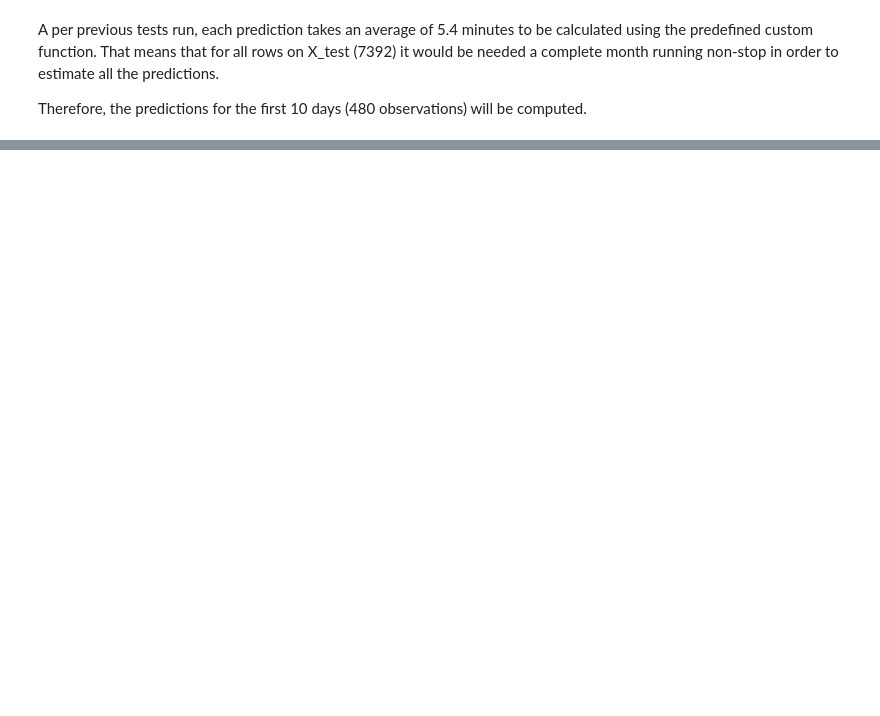
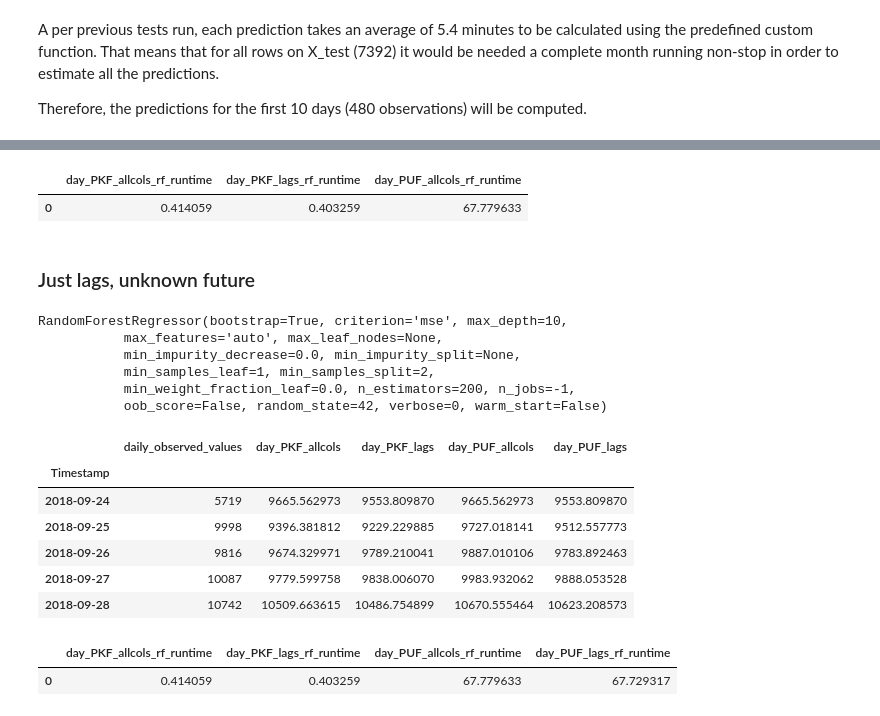
Before and after one commit to RamiroArribas/People_traffic_forecasting, a Jupyter notebook: Modeling/RandomForest_results_farming_Maragall.ipynb, the cells around one changed output, grey strips where cells are left out. Saved outputs shown, nothing was run; the diff lists cells and outputs as text; code cells hidden in the pictures; blank space fills up the shorter version.

```diff
--- a/Modeling/RandomForest_results_farming_Maragall.ipynb
+++ b/Modeling/RandomForest_results_farming_Maragall.ipynb
@@ -550,0 +710,3 @@ TypeError: cannot concatenate object of type "<class 'type'>"; only pd.Series, p
+# %%
+rf_dailyresults_df = rf_dailyresults_df.merge(pd.DataFrame(drf_allcols_df), how='left', on='Timestamp')
+rf_dailyresults_df.head()
@@ -550,0 +721,54 @@ TypeError: cannot concatenate object of type "<class 'type'>"; only pd.Series, p
+# %%
+rf_runtime_dailydf = pd.concat([rf_runtime_dailydf, drf_runtime_PUF_allcols], axis=1)
+rf_runtime_dailydf.head()
+# %% [output]
+|  | day_PKF_allcols_rf_runtime | day_PKF_lags_rf_runtime | day_PUF_allcols_rf_runtime |
+| 0 | 0.414059 | 0.403259 | 67.779633 |
+# %% [markdown]
+### Just lags, unknown future
+# %%
+lags_dPKF_df = marag_daily.drop(['T', 'PPT', 'Weekday/Weekend'], axis = 1)
+
+X_train, X_dev, rf_dlags_X_test, y_train, y_dev, rf_dlags_y_test = train_dev_test_split(lags_dPKF_df.drop(['TotalEntries'], axis=1),
+                                                                      lags_dPKF_df['TotalEntries'])
+
+rf_dlags_X_train = pd.concat([X_train, X_dev])
+rf_dlags_X_train.sort_index(inplace=True)
+rf_dlags_y_train = pd.concat([y_train, y_dev])
+rf_dlags_y_train.sort_index(inplace=True)
+# %%
+drf_PUF_lags_model = RandomForestRegressor(n_estimators=200, max_depth=10, n_jobs=-1, random_state=42)
+drf_PUF_lags_model.fit(rf_dlags_X_train, rf_dlags_y_train)
+# %% [output]
+RandomForestRegressor(bootstrap=True, criterion='mse', max_depth=10,
+           max_features='auto', max_leaf_nodes=None,
+           min_impurity_decrease=0.0, min_impurity_split=None,
+           min_samples_leaf=1, min_samples_split=2,
+           min_weight_fraction_leaf=0.0, n_estimators=200, n_jobs=-1,
+           oob_score=False, random_state=42, verbose=0, warm_start=False)
+# %%
+start_dPUF_lags = time.time()
+
+drf_lags_df = get_future_preds(daily_nolags_marag, rf_dlags_X_train, rf_dlags_X_test, drf_PUF_lags_model, daily=True, justlags=True)
+
+end_dPUF_lags = time.time()
+drf_runtime_PUF_lags = end_dPUF_lags - start_dPUF_lags
+drf_runtime_PUF_lags = pd.DataFrame(pd.Series(drf_runtime_PUF_lags, name = 'day_PUF_lags_rf_runtime'))
+drf_lags_df.columns = ['day_PUF_lags']
+# %%
+rf_dailyresults_df = rf_dailyresults_df.merge(pd.DataFrame(drf_lags_df), how='left', on='Timestamp')
+rf_dailyresults_df.head()
+# %% [output]
+|  | daily_observed_values | day_PKF_allcols | day_PKF_lags | day_PUF_allcols | day_PUF_lags |
+| Timestamp |  |  |  |  |  |
+| 2018-09-24 | 5719 | 9665.562973 | 9553.809870 | 9665.562973 | 9553.809870 |
+| 2018-09-25 | 9998 | 9396.381812 | 9229.229885 | 9727.018141 | 9512.557773 |
+| 2018-09-26 | 9816 | 9674.329971 | 9789.210041 | 9887.010106 | 9783.892463 |
+| 2018-09-27 | 10087 | 9779.599758 | 9838.006070 | 9983.932062 | 9888.053528 |
+| 2018-09-28 | 10742 | 10509.663615 | 10486.754899 | 10670.555464 | 10623.208573 |
+# %%
+rf_runtime_dailydf = pd.concat([rf_runtime_dailydf, drf_runtime_PUF_lags], axis=1)
+rf_runtime_dailydf.head()
+# %% [output]
+|  | day_PKF_allcols_rf_runtime | day_PKF_lags_rf_runtime | day_PUF_allcols_rf_runtime | day_PUF_lags_rf_runtime |
+| 0 | 0.414059 | 0.403259 | 67.779633 | 67.729317 |
```
Also changed, not shown: parts of 66 cells of this notebook, 3 other files.
